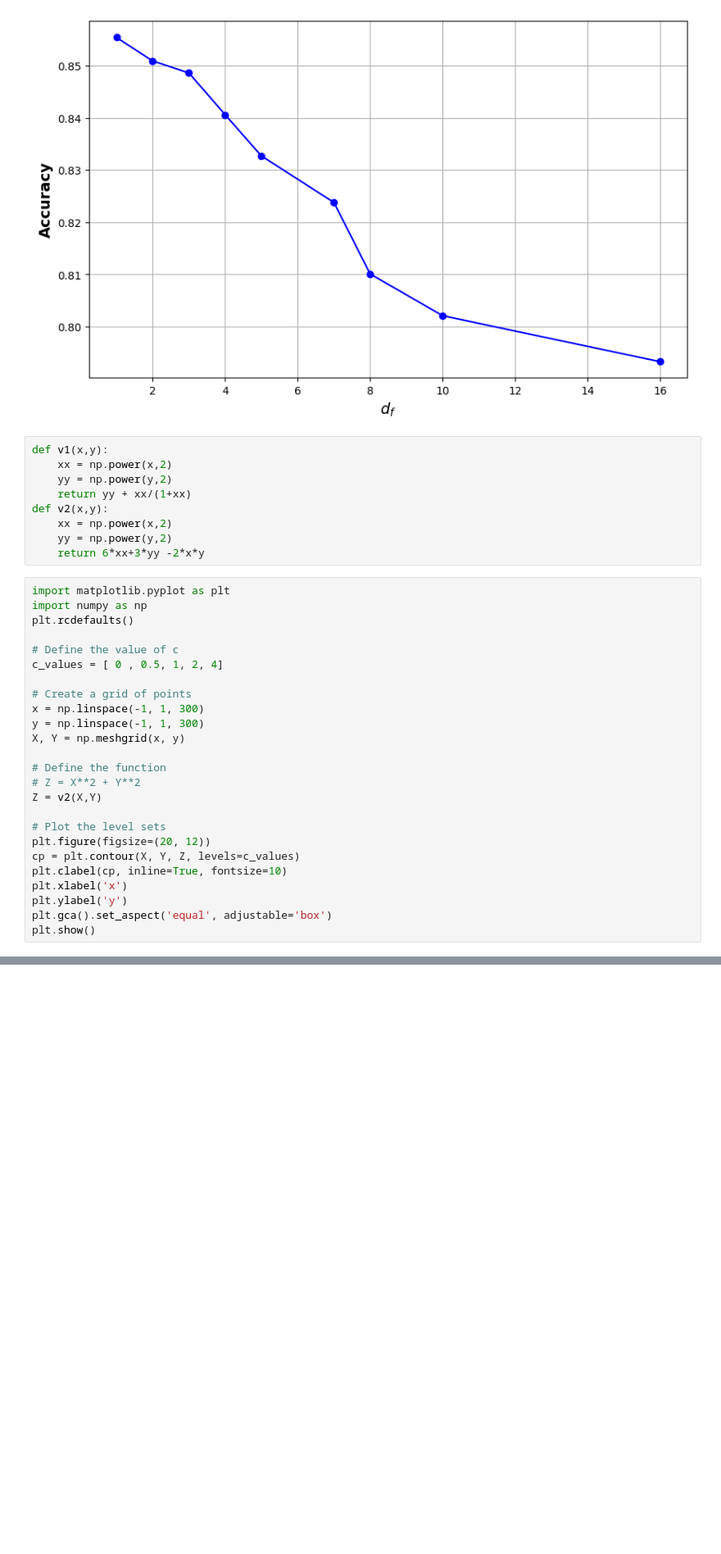
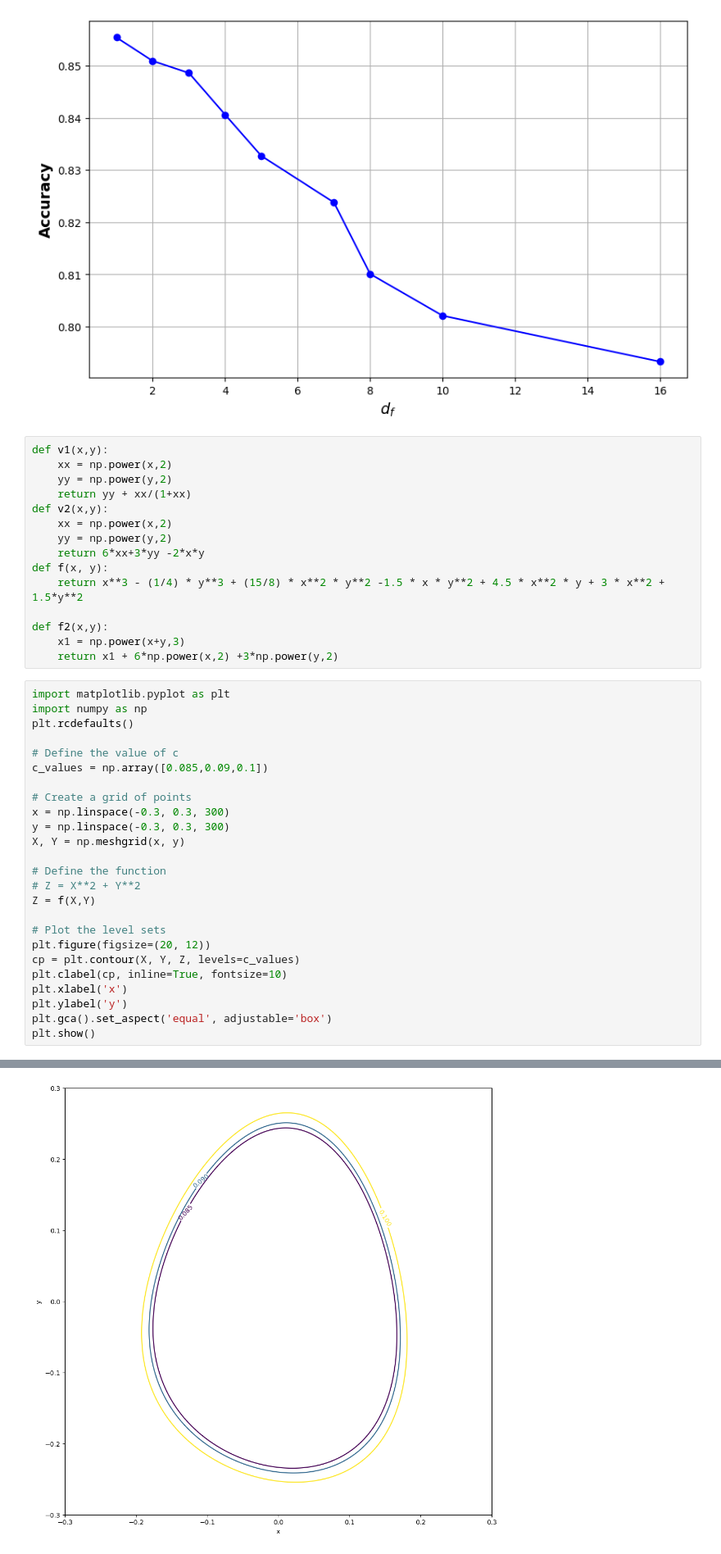
Before and after one commit to NetanelBlumenfeld/Radar-Sr-Classifer, a Jupyter notebook: python/gestures/notebooks/results.ipynb, the cells around one changed output, grey strips where cells are left out. Shown: that part at 82% size. Cells and saved outputs as stored; diff of their text form; blank space fills up the shorter version.

```diff
--- a/python/gestures/notebooks/results.ipynb
+++ b/python/gestures/notebooks/results.ipynb
@@ -220,22 +220,28 @@ def v2(x,y):
     xx = np.power(x,2)
     yy = np.power(y,2)
     return 6*xx+3*yy -2*x*y
+def f(x, y):
+    return x**3 - (1/4) * y**3 + (15/8) * x**2 * y**2 -1.5 * x * y**2 + 4.5 * x**2 * y + 3 * x**2 + 1.5*y**2
+
+def f2(x,y):
+    x1 = np.power(x+y,3)
+    return x1 + 6*np.power(x,2) +3*np.power(y,2)
 # %%
 import matplotlib.pyplot as plt
 import numpy as np
 plt.rcdefaults()
 
 # Define the value of c
-c_values = [ 0 , 0.5, 1, 2, 4]
+c_values = np.array([0.085,0.09,0.1])
 
 # Create a grid of points
-x = np.linspace(-1, 1, 300)
-y = np.linspace(-1, 1, 300)
+x = np.linspace(-0.3, 0.3, 300)
+y = np.linspace(-0.3, 0.3, 300)
 X, Y = np.meshgrid(x, y)
 
 # Define the function
 # Z = X**2 + Y**2
-Z = v2(X,Y)
+Z = f(X,Y)
 
 # Plot the level sets
 plt.figure(figsize=(20, 12))
@@ -250,3 +255,4 @@ NameError: name 'v2' is not defined
+[figure, added]
 # %%
 import os
 import os
```
Also changed, not shown: parts of 2 cells of this notebook, 5 other files.
